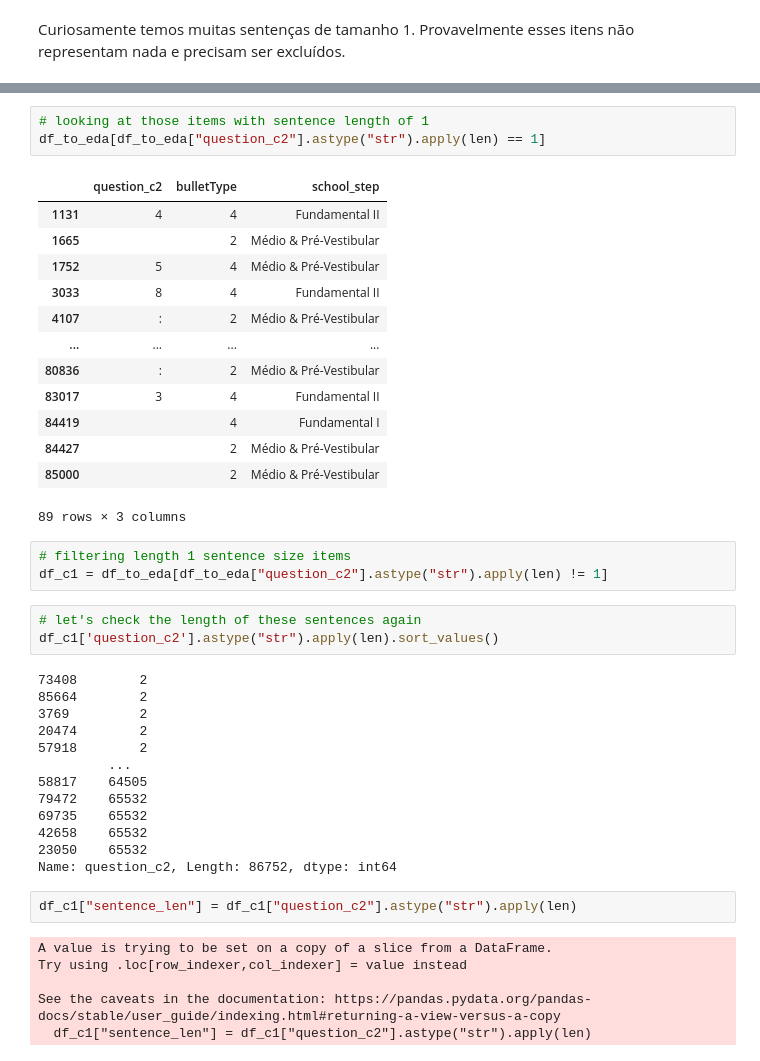
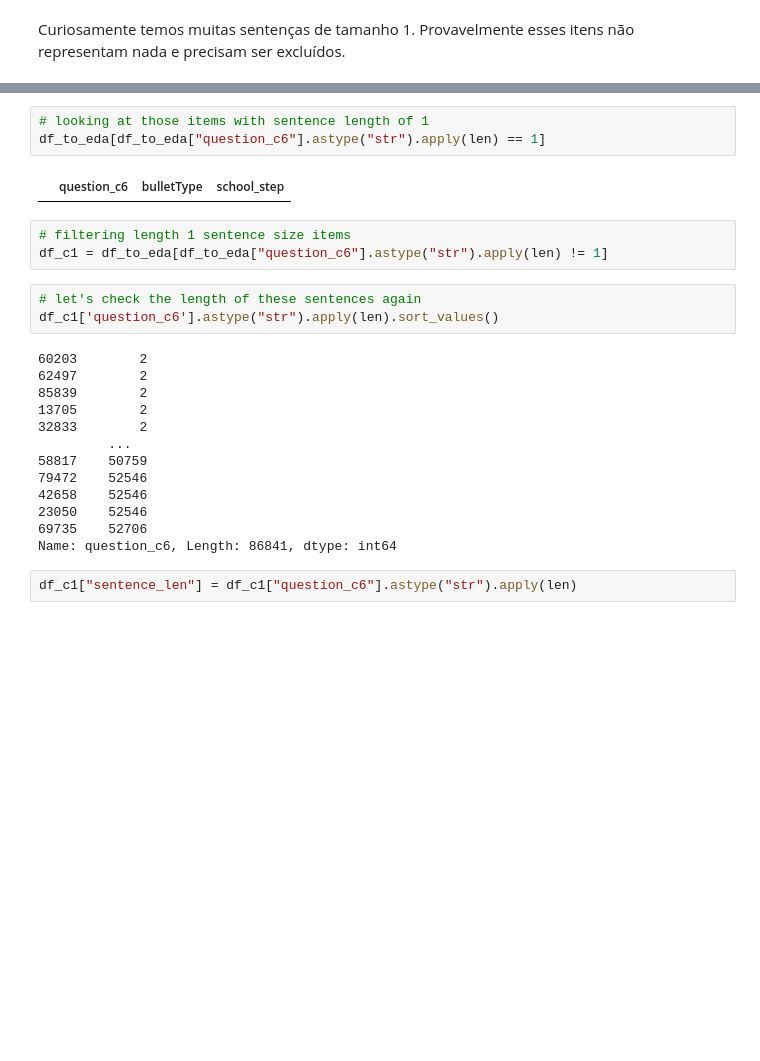
Before and after one commit to LucianoBatista/bncc-classifier, a Jupyter notebook: analysis/notebooks/luciano-01-01-eda.ipynb, the cells around one changed output, grey strips where cells are left out. Cells and saved outputs as stored; diff of their text form; blank space fills up the shorter version.

```diff
--- a/analysis/notebooks/luciano-01-01-eda.ipynb
+++ b/analysis/notebooks/luciano-01-01-eda.ipynb
@@ -55,47 +55,29 @@ Name: question_c2, Length: 86841, dtype: int64
 # %%
 # looking at those items with sentence length of 1
-df_to_eda[df_to_eda["question_c2"].astype("str").apply(len) == 1]
+df_to_eda[df_to_eda["question_c6"].astype("str").apply(len) == 1]
 # %% [output]
-|  | question_c2 | bulletType | school_step |
-| 1131 | 4 | 4 | Fundamental II |
-| 1665 |  | 2 | Médio & Pré-Vestibular |
-| 1752 | 5 | 4 | Médio & Pré-Vestibular |
-| 3033 | 8 | 4 | Fundamental II |
-| 4107 | : | 2 | Médio & Pré-Vestibular |
-| ... | ... | ... | ... |
-| 80836 | : | 2 | Médio & Pré-Vestibular |
-| 83017 | 3 | 4 | Fundamental II |
-| 84419 |  | 4 | Fundamental I |
-| 84427 |  | 2 | Médio & Pré-Vestibular |
-| 85000 |  | 2 | Médio & Pré-Vestibular |
+|  | question_c6 | bulletType | school_step |
-89 rows × 3 columns
 # %%
 # filtering length 1 sentence size items
-df_c1 = df_to_eda[df_to_eda["question_c2"].astype("str").apply(len) != 1]
+df_c1 = df_to_eda[df_to_eda["question_c6"].astype("str").apply(len) != 1]
 # %%
 # let's check the length of these sentences again
-df_c1['question_c2'].astype("str").apply(len).sort_values()
+df_c1['question_c6'].astype("str").apply(len).sort_values()
 # %% [output]
-73408        2
-85664        2
-3769         2
-20474        2
-57918        2
+60203        2
+62497        2
+85839        2
+13705        2
+32833        2
          ...
-58817    64505
-79472    65532
-69735    65532
-42658    65532
-23050    65532
-Name: question_c2, Length: 86752, dtype: int64
+58817    50759
+79472    52546
+42658    52546
+23050    52546
+69735    52706
+Name: question_c6, Length: 86841, dtype: int64
 # %%
-df_c1["sentence_len"] = df_c1["question_c2"].astype("str").apply(len)
+df_c1["sentence_len"] = df_c1["question_c6"].astype("str").apply(len)
-# %% [output]
-A value is trying to be set on a copy of a slice from a DataFrame.
-Try using .loc[row_indexer,col_indexer] = value instead
-
-See the caveats in the documentation: https://pandas.pydata.org/pandas-docs/stable/user_guide/indexing.html#returning-a-view-versus-a-copy
-  df_c1["sentence_len"] = df_c1["question_c2"].astype("str").apply(len)
 # %%
 df_c1
 # %% [output]
```
Also changed, not shown: parts of 3 cells of this notebook, 4 other files.
